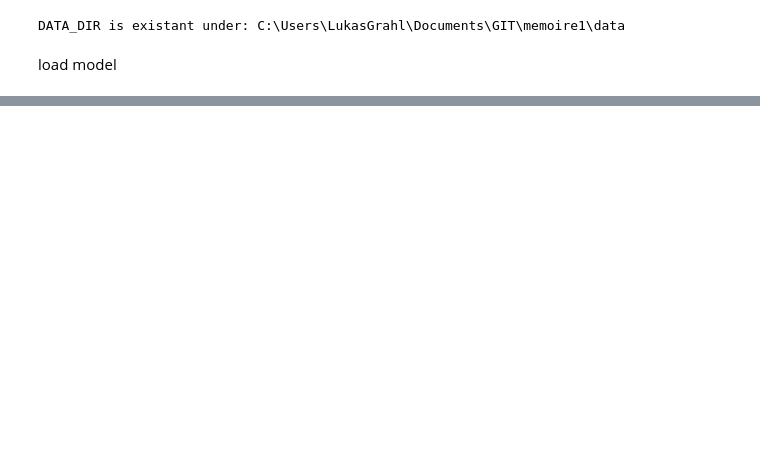
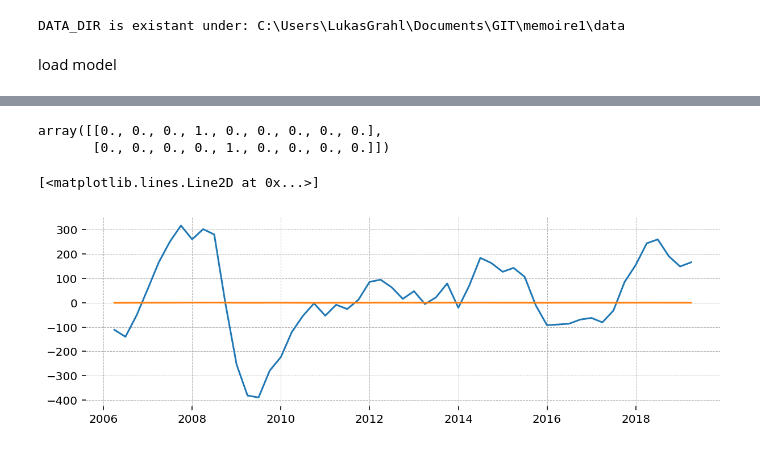
Before and after one commit to lukasgrahl/memoire1, a Jupyter notebook: notebooks/03-estimate_modl.ipynb, the cells around one changed output, grey strips where cells are left out. Drawn from its saved outputs; the diff is of its cells as text; code cells hidden in the pictures; blank space fills up the shorter version.

```diff
--- a/notebooks/03-estimate_modl.ipynb
+++ b/notebooks/03-estimate_modl.ipynb
@@ -71,0 +164,3 @@ idata = model.fit(
+# %%
+R = np.eye(zdim) * 0.01
+R
@@ -71,0 +182,12 @@ idata = model.fit(
+# %%
+kfilter = KalmanFilter(dim_x=xdim, dim_z=zdim)
+kfilter.F = F
+kfilter.R = R
+kfilter.H[0, 3] = 1
+kfilter.H[1, 4] = 1
+kfilter.H
+# %% [output]
+array([[0., 0., 0., 1., 0., 0., 0., 0., 0.],
+       [0., 0., 0., 0., 1., 0., 0., 0., 0.]])
+# %%
+zs = train[observed].values
@@ -71,0 +197,9 @@ idata = model.fit(
+# %%
+mu, cov, _, _ = kfilter.batch_filter(zs)
+mu = pd.DataFrame(mu.reshape(-1,9), columns=filter_vars, index=train.index)
+# %%
+plt.plot(mu.C, label='filter')
+plt.plot(train.C, label='data')
+# %% [output]
+[<matplotlib.lines.Line2D at 0x...>]
+[figure, added]
```
Also changed, not shown: parts of 25 cells of this notebook, 3 other files.
